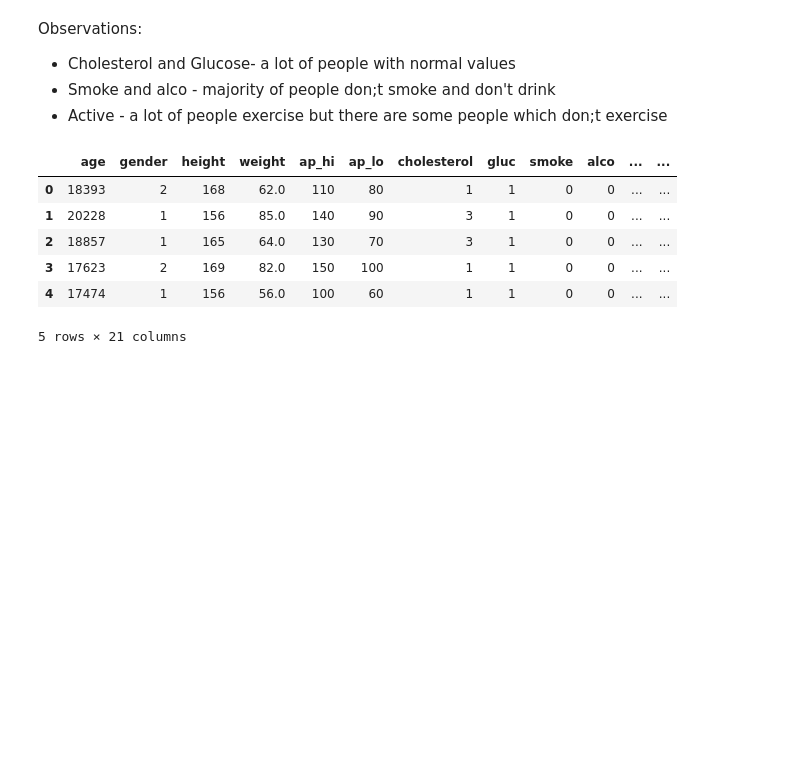
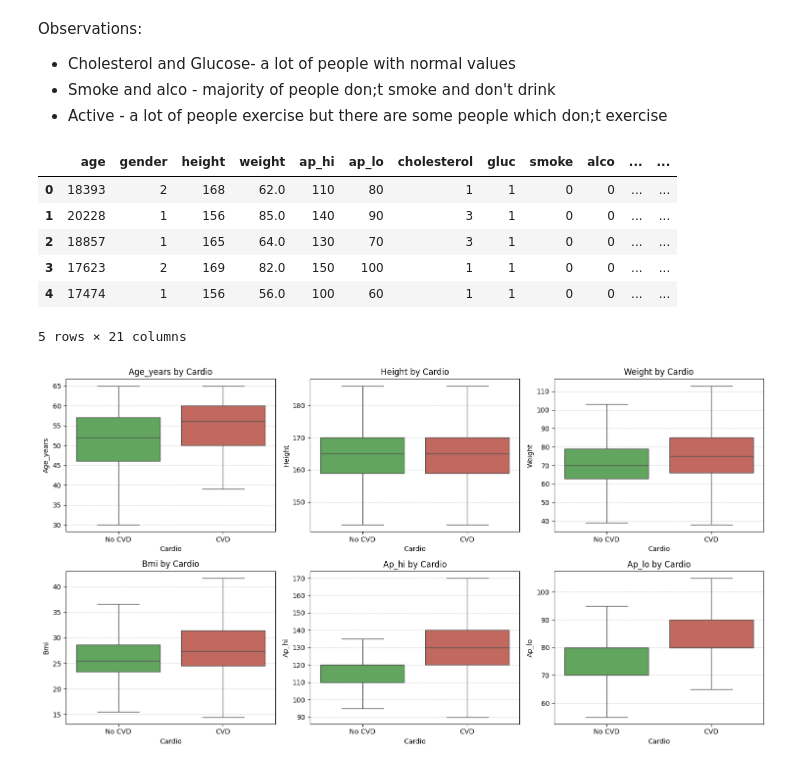
Before and after one commit to lizabguercho/DI_Final_Project_CVD, a Jupyter notebook: Final_project.ipynb, the cells around one changed output. Drawn from its saved outputs; the diff is of its cells as text; code cells hidden in the pictures; blank space fills up the shorter version.

```diff
--- a/Final_project.ipynb
+++ b/Final_project.ipynb
@@ -651,3 +651,8 @@ df_clean.head()
 | 3 | 17623 | 2 | 169 | 82.0 | 150 | 100 | 1 | 1 | 0 | 0 | ... | ... |
 | 4 | 17474 | 1 | 156 | 56.0 | 100 | 60 | 1 | 1 | 0 | 0 | ... | ... |
 5 rows × 21 columns
+# %%
+num_variables = ['age_years', 'height', 'weight', 'bmi', 'ap_hi', 'ap_lo']
+plot_boxes(df_clean,num_variables,palette =["#58B153","#D15C4F"],n_cols = 3)
+# %% [output]
+[figure, added]
```
Also changed, not shown: parts of 38 cells of this notebook, 1 other file.
